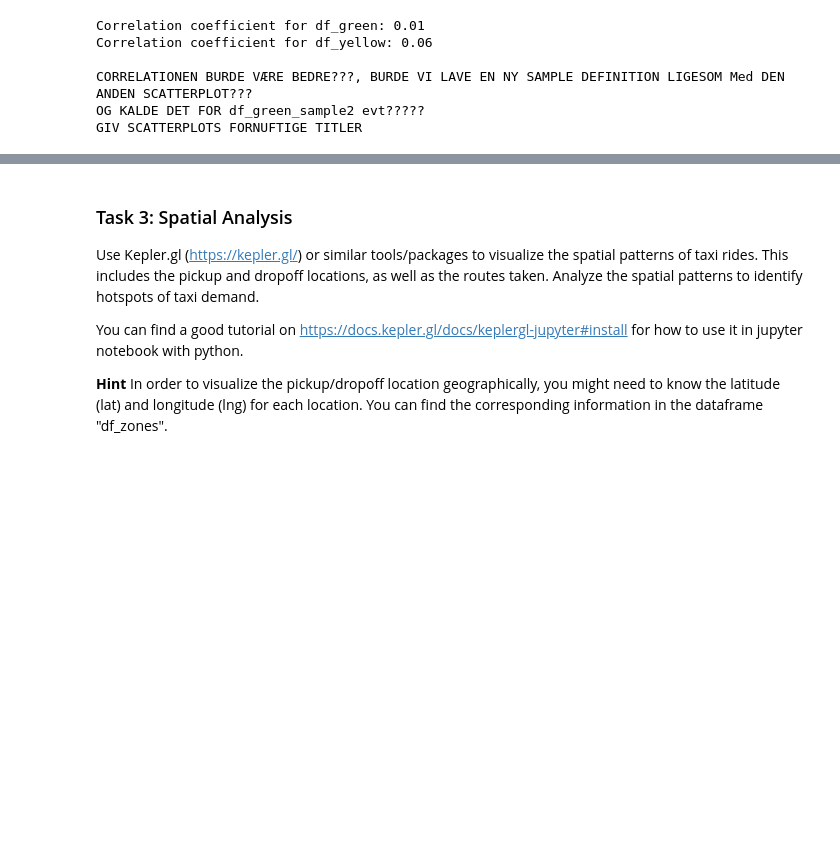
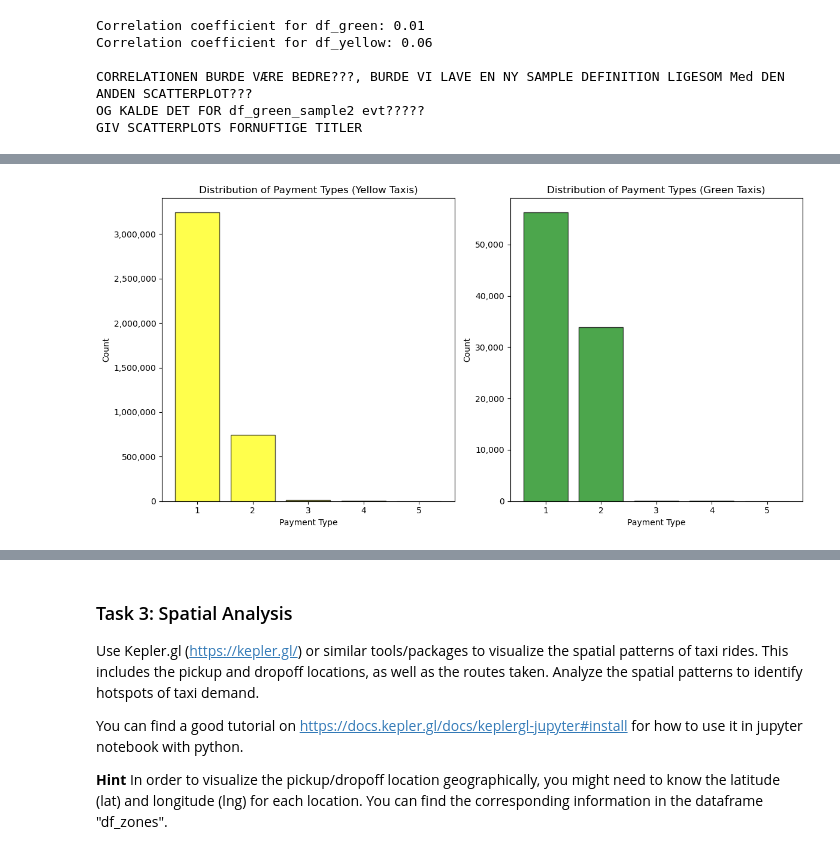
Before and after one commit to fred248h/62444-DVA, a Jupyter notebook: 4.ipynb, the cells around one changed output, grey strips where cells are left out. Saved outputs shown, nothing was run; the diff lists cells and outputs as text; code cells hidden in the pictures; blank space fills up the shorter version.

```diff
--- a/4.ipynb
+++ b/4.ipynb
@@ -460,3 +459,42 @@ Correlation coefficient for Passenger Count and Trip Distance for df_green: 0.02
 
 GIVER GOD MENING, de har intet med hinanden at gøre, kunne være godt at have en god graf der bakker dette op
 , fordi scatterplot er måske ikke det rigtige at lave
+# %%
+df_yellow_samples = df_yellow[(df_yellow['payment_type'] != 0) & df_yellow['payment_type'].notnull()]
+df_green_samples = df_green[(df_green['payment_type'] != 0) & df_green['payment_type'].notnull()]
+# %%
+import matplotlib.pyplot as plt
+from matplotlib.ticker import FuncFormatter
+
+# Load data from df_green and df_yellow, and the relevant columns (payment_type)
+payment_counts_green = df_green_samples['payment_type'].value_counts()
+payment_counts_yellow = df_yellow_samples['payment_type'].value_counts()
+
+# Create a figure with two subplots
+fig, axes = plt.subplots(1, 2, figsize=(12, 6))
+
+# Plotting yellow taxi payment types
+axes[0].bar(payment_counts_yellow.index, payment_counts_yellow.values, color='yellow', alpha=0.7, edgecolor='black')
+axes[0].set_xlabel('Payment Type')
+axes[0].set_ylabel('Count')
+axes[0].set_title('Distribution of Payment Types (Yellow Taxis)')
+
+# Format the y-axis labels with commas
+axes[0].yaxis.set_major_formatter(FuncFormatter(lambda x, _: f'{x:,.0f}'))
+
+# Plotting green taxi payment types
+axes[1].bar(payment_counts_green.index, payment_counts_green.values, color='green', alpha=0.7, edgecolor='black')
+axes[1].set_xlabel('Payment Type')
+axes[1].set_ylabel('Count')
+axes[1].set_title('Distribution of Payment Types (Green Taxis)')
+
+# Format the y-axis labels with commas
+axes[1].yaxis.set_major_formatter(FuncFormatter(lambda x, _: f'{x:,.0f}'))
+
+# Adjust the spacing between subplots
+plt.tight_layout()
+
+# Display the figure
+plt.show()
+# %% [output]
+[figure, added]
```
Also changed, not shown: parts of 14 cells of this notebook, 1 other file.
